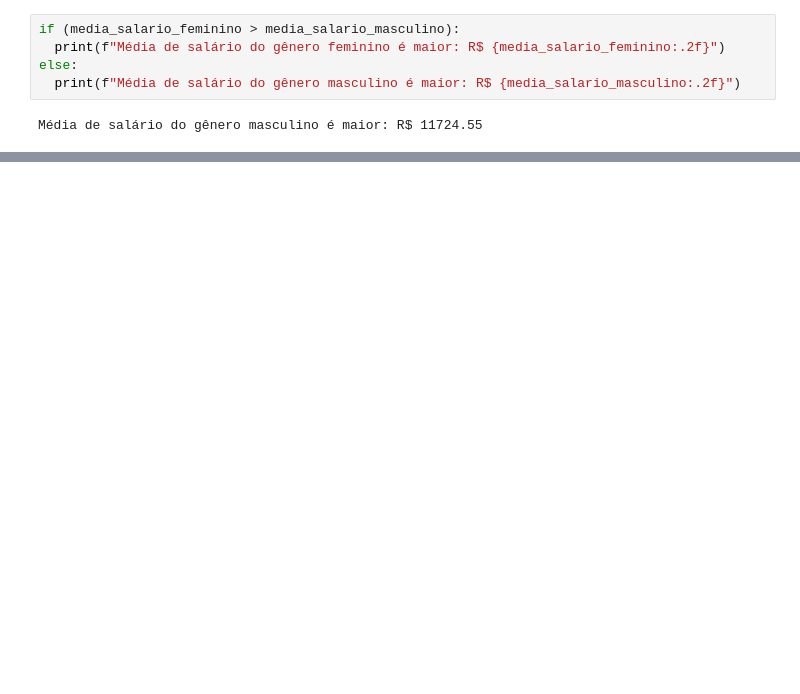
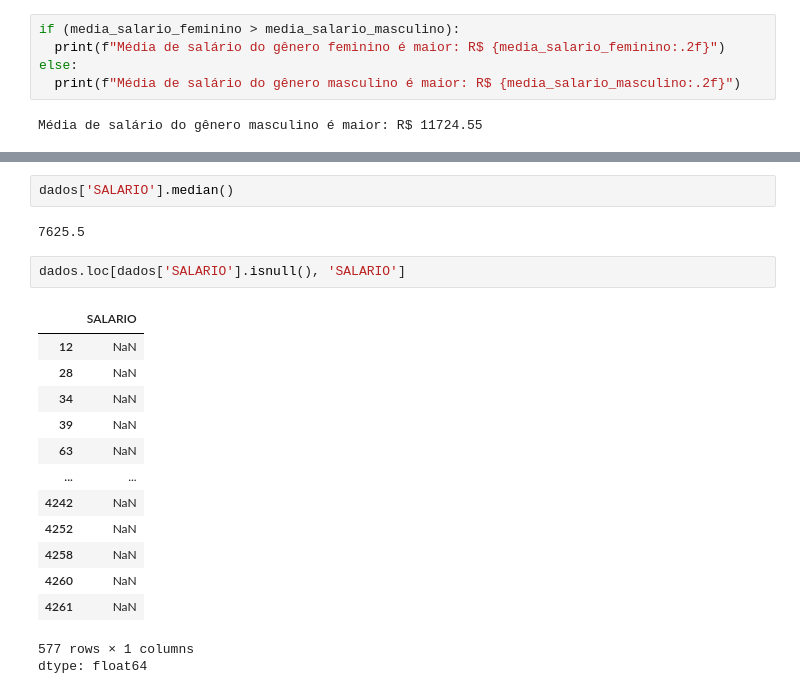
Before and after one commit to Eliane-orlandin/PrograMaria, a Jupyter notebook: analise_dados_colab.ipynb, the cells around one changed output, grey strips where cells are left out. Drawn from its saved outputs; the diff is of its cells as text; blank space fills up the shorter version.

```diff
--- a/analise_dados_colab.ipynb
+++ b/analise_dados_colab.ipynb
@@ -479,0 +590,21 @@ Média de salário do gênero masculino é maior: R$ 11724.55
+# %%
+dados['SALARIO'].median()
+# %% [output]
+7625.5
+# %%
+dados.loc[dados['SALARIO'].isnull(), 'SALARIO']
+# %% [output]
+|  | SALARIO |
+| 12 | NaN |
+| 28 | NaN |
+| 34 | NaN |
+| 39 | NaN |
+| 63 | NaN |
+| ... | ... |
+| 4242 | NaN |
+| 4252 | NaN |
+| 4258 | NaN |
+| 4260 | NaN |
+| 4261 | NaN |
+577 rows × 1 columns
+dtype: float64
```
Also changed, not shown: parts of 24 cells of this notebook.
